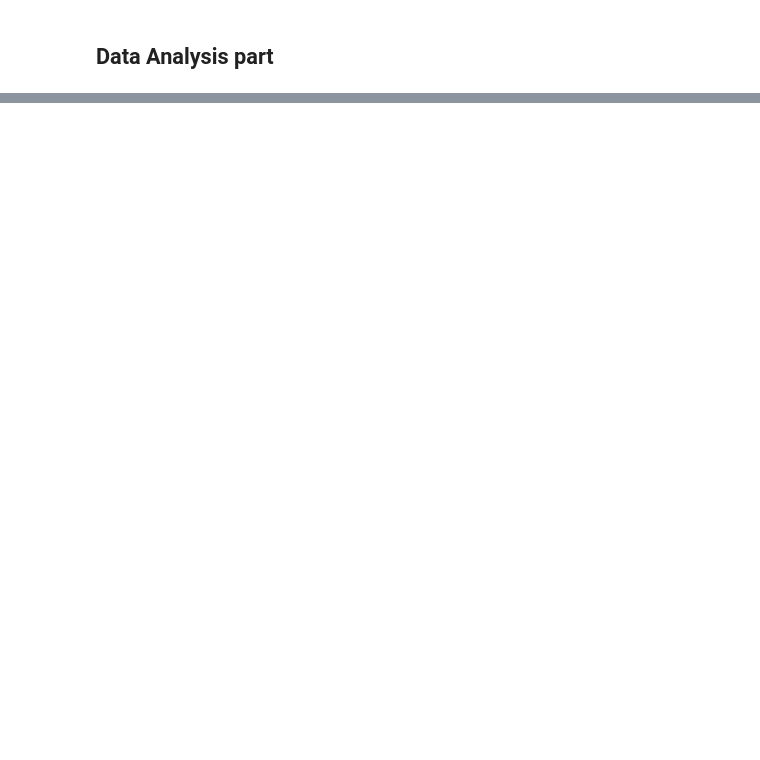
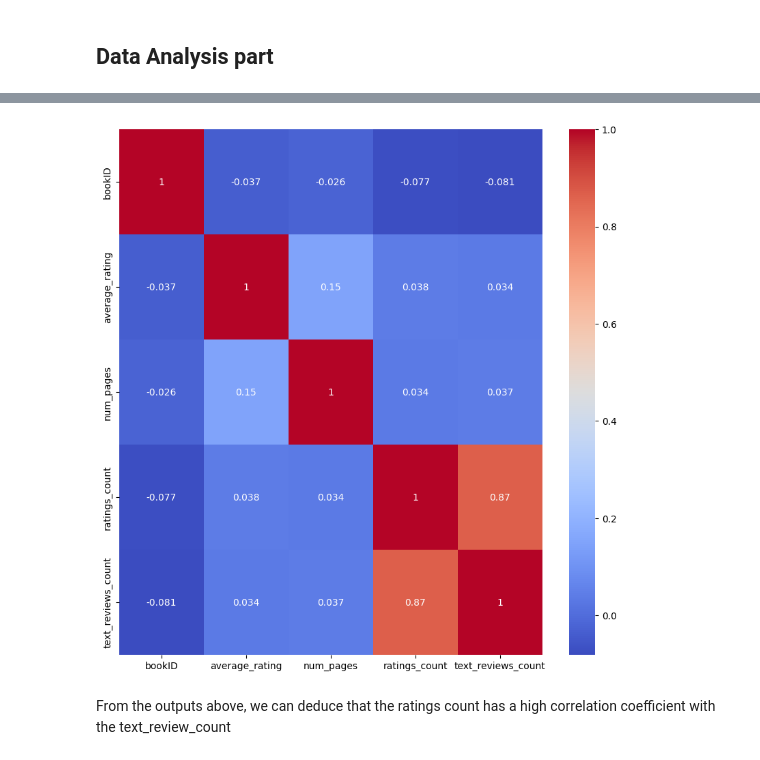
Before and after one commit to rhowsane/viet-goodreads, a Jupyter notebook: Notebook/main.ipynb, the cells around one changed output, grey strips where cells are left out. Drawn from its saved outputs; the diff is of its cells as text; code cells hidden in the pictures; blank space fills up the shorter version.

```diff
--- a/Notebook/main.ipynb
+++ b/Notebook/main.ipynb
@@ -142,0 +172,5 @@ dtype: int64
+# %%
+plt.figure(figsize=(10, 10))
+sns.heatmap(books.corr(), annot=True, cmap='coolwarm')
+plt.show()
+# %% [output]
@@ -142,0 +178,3 @@ dtype: int64
+[figure, added]
+# %% [markdown]
+<p> From the outputs above, we can deduce that the ratings count has a high correlation coefficient with the text_review_count </p>
```
Also changed, not shown: parts of 6 cells of this notebook.
